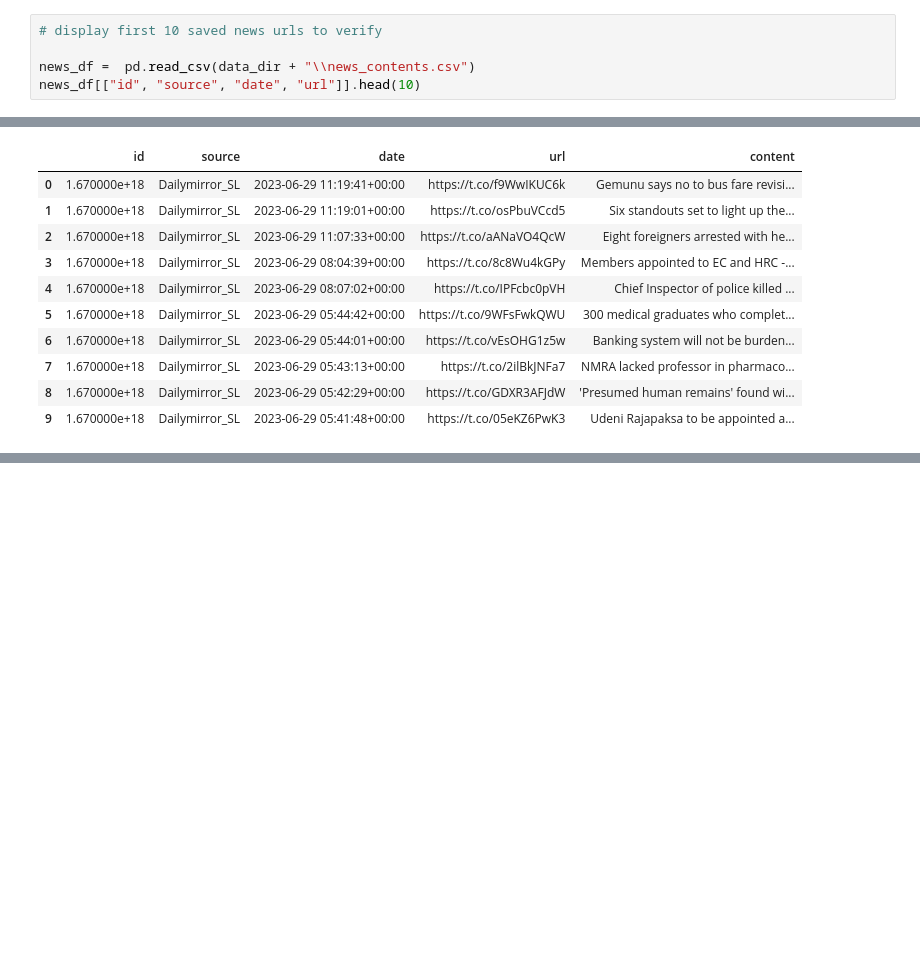
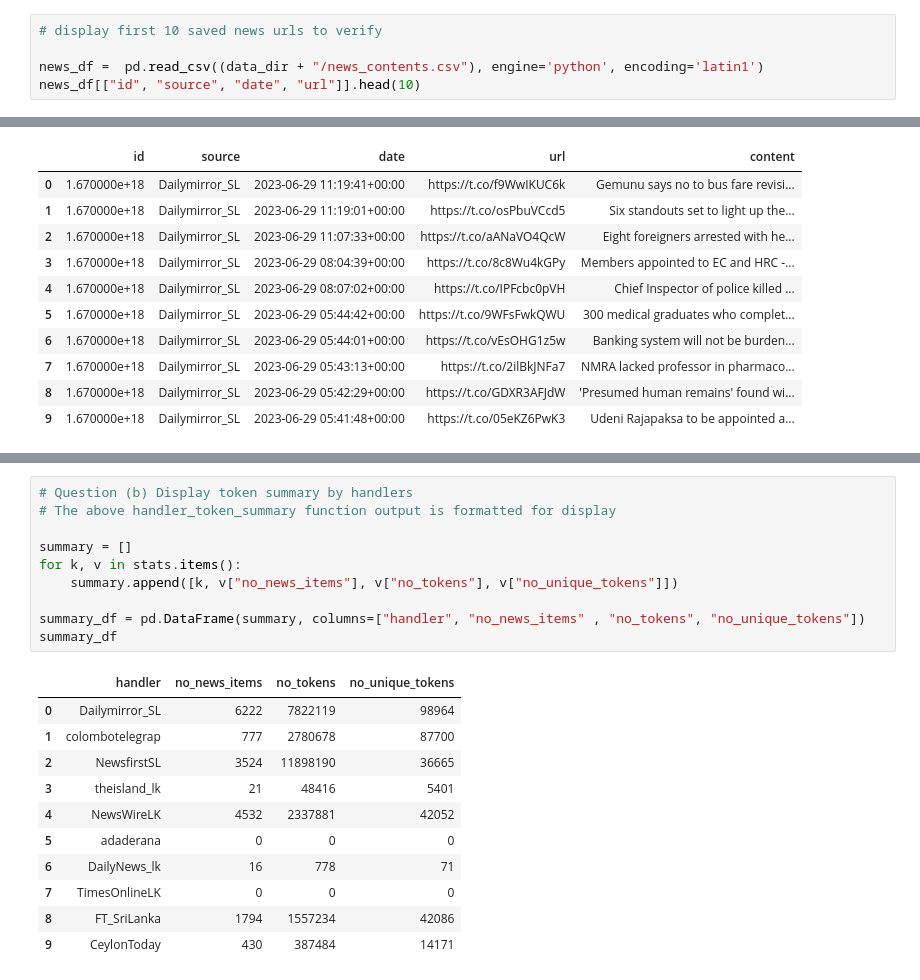
Before and after one commit to sujith-t/machine-learn-experiment, a Jupyter notebook: text_analytics/Solution.ipynb, the cells around one changed output, grey strips where cells are left out. Drawn from its saved outputs; the diff is of its cells as text; blank space fills up the shorter version.

```diff
--- a/text_analytics/Solution.ipynb
+++ b/text_analytics/Solution.ipynb
@@ -146,7 +136,7 @@ news_df = find_tweets_with_news_links(handlers["handlers"], from_date, to_date)
 # %%
 # display first 10 saved news urls to verify
 
-news_df =  pd.read_csv(data_dir + "\\news_contents.csv")
+news_df =  pd.read_csv((data_dir + "/news_contents.csv"), engine='python', encoding='latin1')
 news_df[["id", "source", "date", "url"]].head(10)
 # %% [output]
 |  | id | source | date | url |
@@ -409,0 +436,22 @@ news_df[["id", "source", "date", "url", "content"]].head(10)
+# %%
+# Question (b) Display token summary by handlers
+# The above handler_token_summary function output is formatted for display
+
+summary = []
+for k, v in stats.items():
+    summary.append([k, v["no_news_items"], v["no_tokens"], v["no_unique_tokens"]])
+
+summary_df = pd.DataFrame(summary, columns=["handler", "no_news_items" , "no_tokens", "no_unique_tokens"])
+summary_df
+# %% [output]
+|  | handler | no_news_items | no_tokens | no_unique_tokens |
+| 0 | Dailymirror_SL | 6222 | 7822119 | 98964 |
+| 1 | colombotelegrap | 777 | 2780678 | 87700 |
+| 2 | NewsfirstSL | 3524 | 11898190 | 36665 |
+| 3 | theisland_lk | 21 | 48416 | 5401 |
+| 4 | NewsWireLK | 4532 | 2337881 | 42052 |
+| 5 | adaderana | 0 | 0 | 0 |
+| 6 | DailyNews_lk | 16 | 778 | 71 |
+| 7 | TimesOnlineLK | 0 | 0 | 0 |
+| 8 | FT_SriLanka | 1794 | 1557234 | 42086 |
+| 9 | CeylonToday | 430 | 387484 | 14171 |
```
Also changed, not shown: parts of 9 cells of this notebook.
